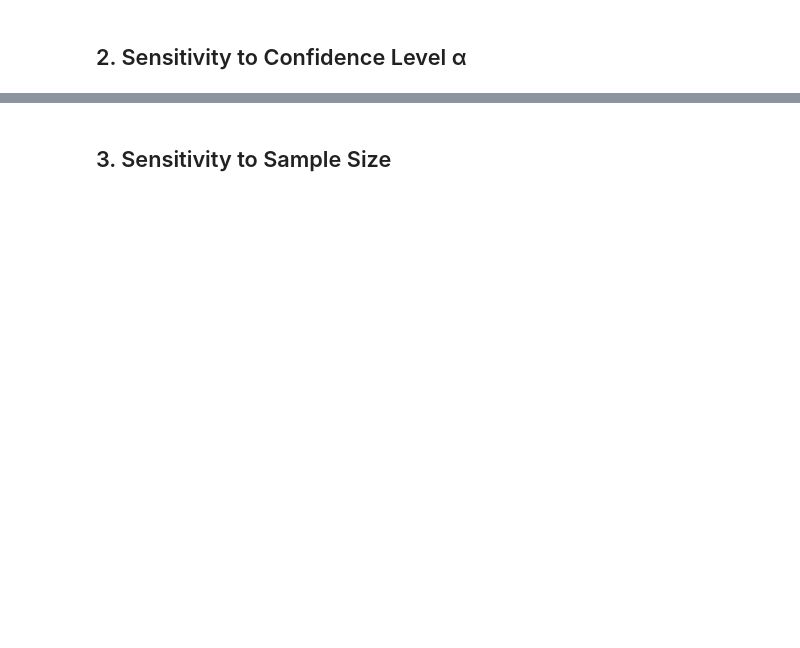
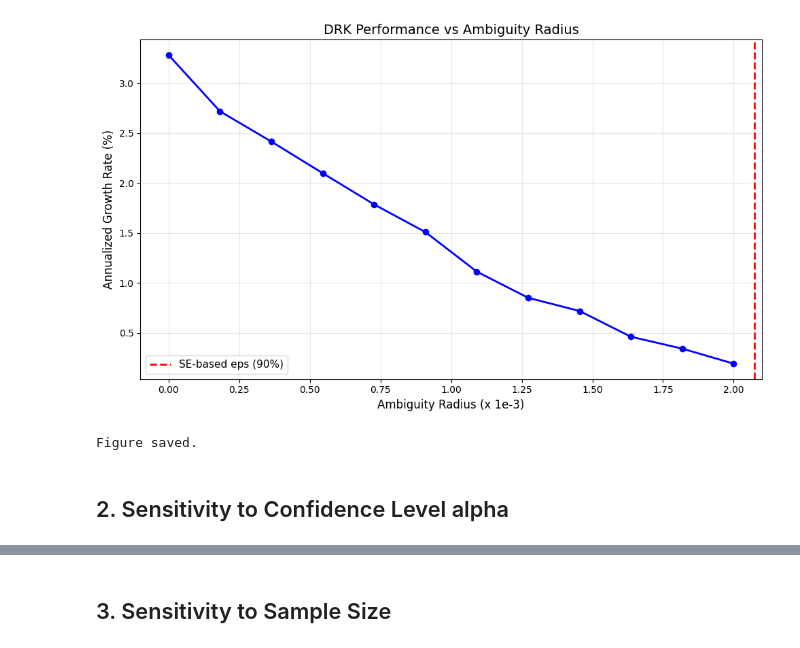
Before and after one commit to biohackingmathematician/kelly-ext, a Jupyter notebook: notebooks/04_sensitivity_analysis.ipynb, the cells around one changed output, grey strips where cells are left out. Cells and saved outputs as stored; diff of their text form; code cells hidden in the pictures; blank space fills up the shorter version.

```diff
--- a/notebooks/04_sensitivity_analysis.ipynb
+++ b/notebooks/04_sensitivity_analysis.ipynb
@@ -29,16 +29,14 @@ We analyze how the optimal growth rate varies as we increase the ambiguity radiu
 # %%
-# Parameters
 TRUE_MU = 0.0005
 TRUE_SIGMA = 0.02
 TRUE_SIGMA2 = TRUE_SIGMA**2
 HORIZON = 252
-N_SIMS = 500
+N_SIMS = 300
 
-# Epsilon grid
-epsilons = np.linspace(0, 0.002, 15)
+epsilons = np.linspace(0, 0.002, 12)
 growth_rates = []
 
-print("Running sensitivity analysis for epsilon...")
+print('Running sensitivity analysis for epsilon...')
 for eps in epsilons:
     log_wealths = []
     np.random.seed(42)
@@ -54,6 +52,7 @@ for eps in epsilons:
         log_wealths.append(np.log(wealth[-1]))
 
     growth_rates.append(np.mean(log_wealths) / HORIZON)
-    print(f"  ε = {eps:.4f}: Growth rate = {growth_rates[-1]*252*100:.2f}% ann.")
+    ann_rate = growth_rates[-1] * 252 * 100
+    print('  eps = %.4f: Growth = %.2f%% ann.' % (eps, ann_rate))
 
-print("Done.")
+print('Done.')
@@ -60,23 +74,24 @@ print("Done.")
 # %%
-# Plot epsilon sensitivity
 fig, ax = plt.subplots(figsize=(10, 6))
 
-ax.plot(epsilons * 1000, np.array(growth_rates) * 252 * 100, "b-", linewidth=2, marker="o")
+ax.plot(epsilons * 1000, np.array(growth_rates) * 252 * 100, 'b-', linewidth=2, marker='o')
 
-# Mark SE-based epsilon
 se_epsilon = TRUE_SIGMA / np.sqrt(252) * 1.645
-ax.axvline(se_epsilon * 1000, color="r", linestyle="--", linewidth=2, label=f"SE-based ε (90%)")
+ax.axvline(se_epsilon * 1000, color='r', linestyle='--', linewidth=2, label='SE-based eps (90%)')
 
-ax.set_xlabel("Ambiguity Radius ε (×10⁻³)", fontsize=12)
-ax.set_ylabel("Annualized Growth Rate (%)", fontsize=12)
-ax.set_title("DRK Performance vs Ambiguity Radius", fontsize=14)
+ax.set_xlabel('Ambiguity Radius (x 1e-3)', fontsize=12)
+ax.set_ylabel('Annualized Growth Rate (%)', fontsize=12)
+ax.set_title('DRK Performance vs Ambiguity Radius', fontsize=14)
 ax.legend(fontsize=11)
 ax.grid(True, alpha=0.3)
 
 plt.tight_layout()
-plt.savefig("../paper/figures/sensitivity_epsilon.pdf", bbox_inches="tight", dpi=150)
+plt.savefig('../paper/figures/sensitivity_epsilon.pdf', bbox_inches='tight', dpi=150)
 plt.show()
-print("Figure saved.")
+print('Figure saved.')
+# %% [output]
+[figure, added]
+Figure saved.
 # %% [markdown]
-## 2. Sensitivity to Confidence Level α
+## 2. Sensitivity to Confidence Level alpha
 # %%
```
Also changed, not shown: parts of 10 cells of this notebook, 6 other files.
